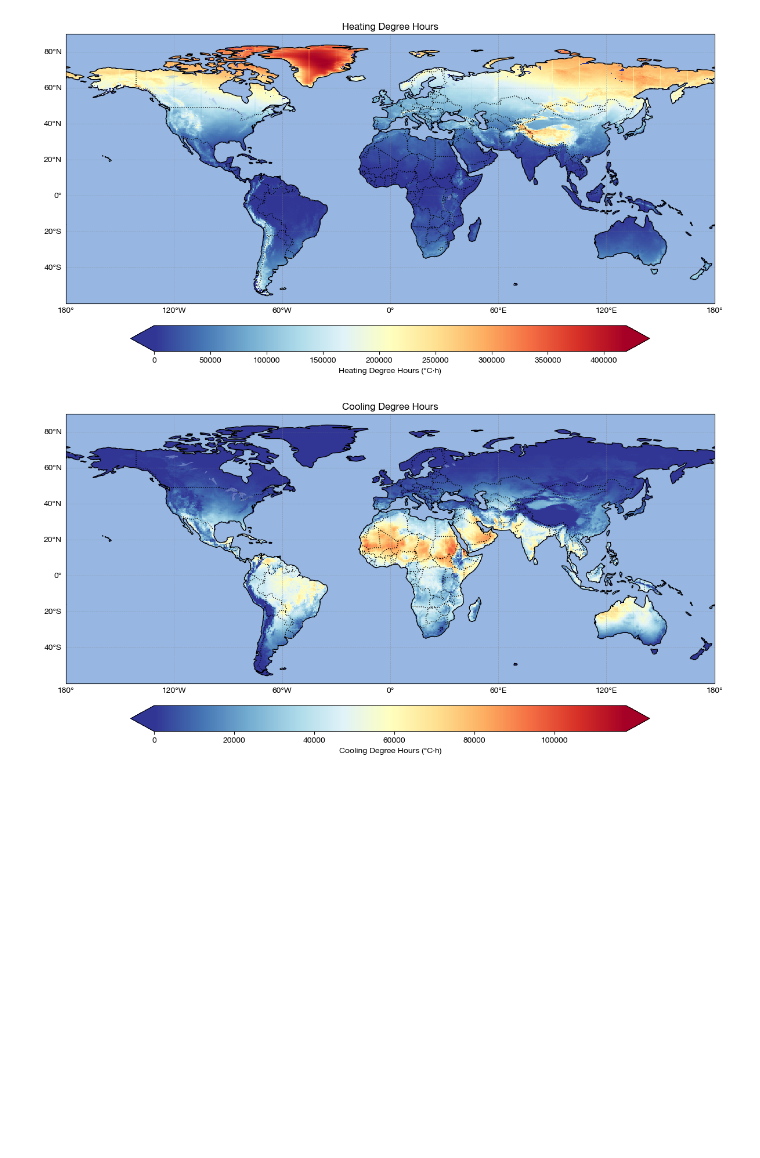
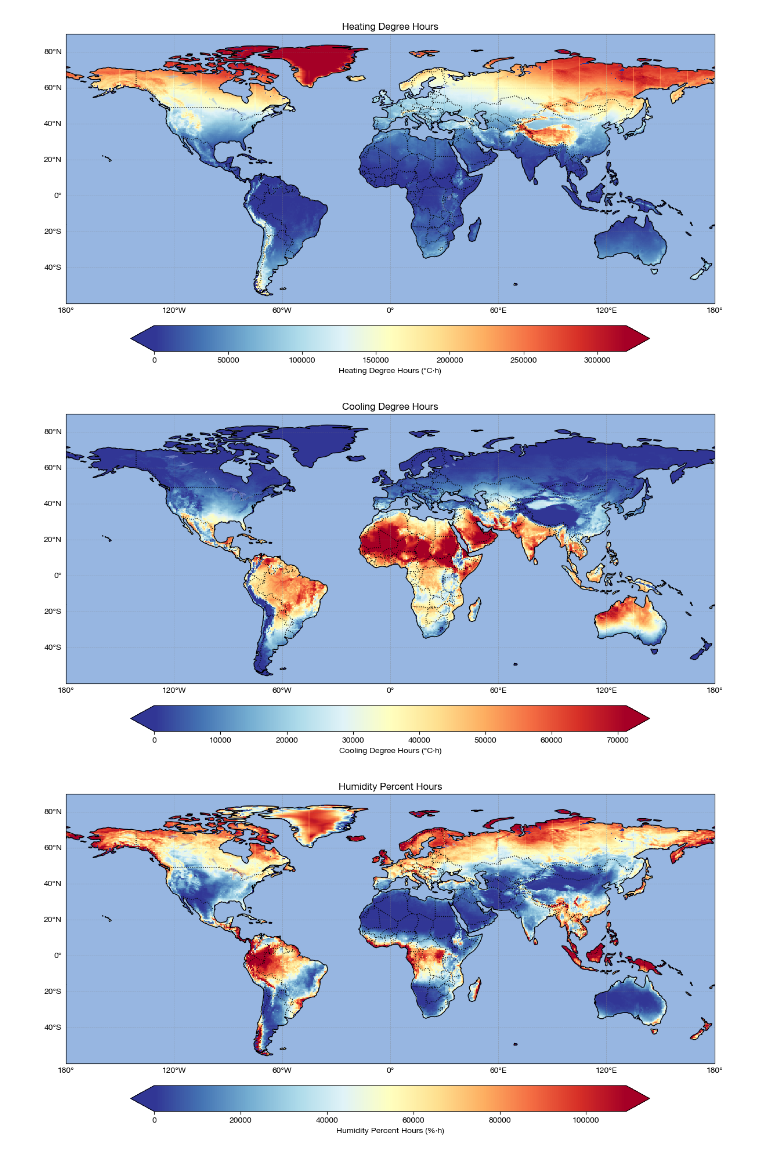
Before and after one commit to miloknowles/analysis, a Jupyter notebook: python/greenhouse_v2/explore_era5.ipynb, the cells around one changed output. Cells and saved outputs as stored; diff of their text form; code cells hidden in the pictures; blank space fills up the shorter version.

```diff
--- a/python/greenhouse_v2/explore_era5.ipynb
+++ b/python/greenhouse_v2/explore_era5.ipynb
@@ -299,39 +190,43 @@ def plot_xarray_map(dataset, variable, cmap='viridis', vmin=None, vmax=None, pro
   return fig
 # %%
 # Cut off the map so that it only shows latitudes > -60:
-ds = xr.open_dataset("./outputs/month_hour_degree_hours_2023.nc")
+ds = xr.open_dataset("./outputs/month_hour_hdh_cdh_hph_2023.nc")
 ds_subset = ds.where(ds.latitude > -60, drop=True)
 
 # Add up all months and hours to get the total heating degree hours:
 hdh = ds_subset['heating_degree_hours'].sum(dim=['month', 'hour'])
 cdh = ds_subset['cooling_degree_hours'].sum(dim=['month', 'hour'])
+hph = ds_subset['humidity_percent_hours'].sum(dim=['month', 'hour'])
 t2m = ds_subset['t2m'].mean(dim=['month', 'hour'])
 ssrd = ds_subset['ssrd'].sum(dim=['month', 'hour'])
 
-ds_total = xr.merge([hdh, cdh, t2m, ssrd])
+ds_total = xr.merge([hdh, cdh, hph, t2m, ssrd])
 # We've summed an average day for each month, so we need to multiply by 30 to get a month's worth:
 ds_total['heating_degree_hours'] *= 30
 ds_total['cooling_degree_hours'] *= 30
-ds_total.to_netcdf("./outputs/total_degree_hours_2023.nc")
+ds_total['humidity_percent_hours'] *= 30
+# ds_total.to_netcdf("./outputs/annual_hdh_cdh_hph_2023.nc")
 
-# Plot histogram of cooling degree hours:
-# cdh.plot.hist(bins=50, edgecolor='black')
-# plt.savefig('./outputs/cdh_histogram.png', dpi=300)
-# plt.show()
+value_hdh_99th_percentile = np.percentile(ds_total['heating_degree_hours'], 99)
+value_cdh_99th_percentile = np.percentile(ds_total['cooling_degree_hours'], 99)
+value_hph_99th_percentile = np.percentile(ds_total['humidity_percent_hours'], 99)
 
-# Plot histogram of heating degree hours:
-# hdh.plot.hist(bins=50, edgecolor='black')
-# plt.savefig('./outputs/hdh_histogram.png', dpi=300)
-# plt.show()
-
-fig = plot_xarray_map(ds_total, variable='heating_degree_hours', title='Heating Degree Hours', cmap='RdYlBu_r')
+fig = plot_xarray_map(
+  ds_total, variable='heating_degree_hours', title='Heating Degree Hours', cmap='RdYlBu_r', vmax=value_hdh_99th_percentile)
 plt.savefig('./outputs/hdh_total_map.png', dpi=300)
 plt.show()
 
-fig = plot_xarray_map(ds_total, variable='cooling_degree_hours', title='Cooling Degree Hours', cmap='RdYlBu_r')
+fig = plot_xarray_map(
+  ds_total, variable='cooling_degree_hours', title='Cooling Degree Hours', cmap='RdYlBu_r', vmax=value_cdh_99th_percentile)
 plt.savefig('./outputs/cdh_total_map.png', dpi=300)
 plt.show()
+
+fig = plot_xarray_map(
+  ds_total, variable='humidity_percent_hours', title='Humidity Percent Hours', cmap='RdYlBu_r', vmax=value_hph_99th_percentile)
+plt.savefig('./outputs/hph_total_map.png', dpi=300)
+plt.show()
 # %% [output]
-[figure, old version]
+[figure, new version]
-[figure, old version]
+[figure, new version]
+[figure, added]
 # %%
```
Also changed, not shown: parts of 8 cells of this notebook, 1 other file.
